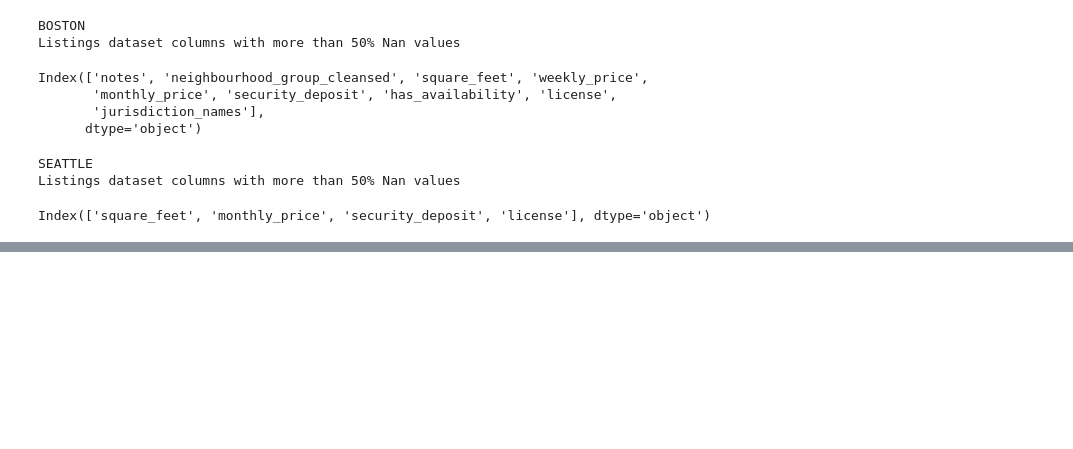
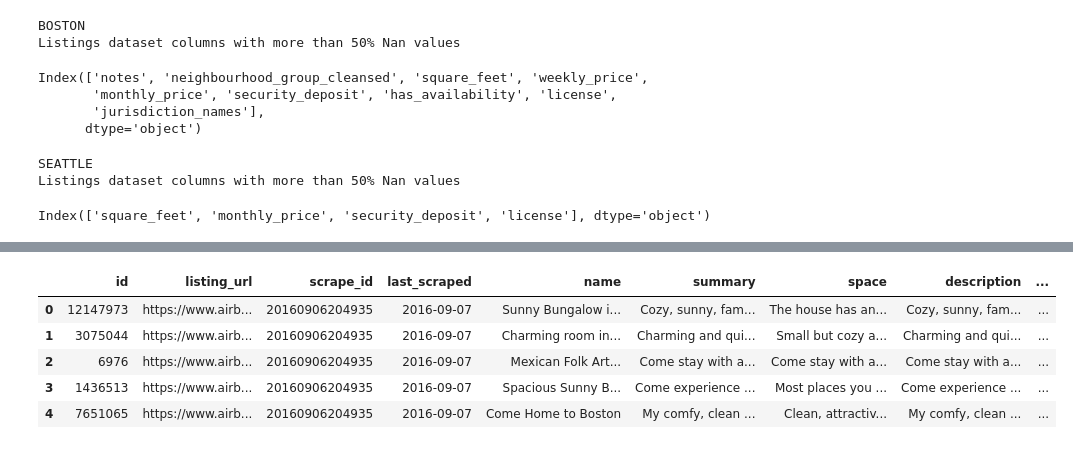
Before and after one commit to rafaelmata357/Data-Science-Udacity, a Jupyter notebook: Airbnb/airbnb.ipynb, the cells around one changed output, grey strips where cells are left out. Cells and saved outputs as stored; diff of their text form; code cells hidden in the pictures; blank space fills up the shorter version.

```diff
--- a/Airbnb/airbnb.ipynb
+++ b/Airbnb/airbnb.ipynb
@@ -120,0 +243,11 @@ Index(['square_feet', 'monthly_price', 'security_deposit', 'license'], dtype='ob
+# %%
+pd.set_option('display.max_columns', None)
+pd.set_option('max_colwidth', 20)
+boston_df_listings.head(5)
+# %% [output]
+|  | id | listing_url | scrape_id | last_scraped | name | summary | space | description | ... |
+| 0 | 12147973 | https://www.airb... | 20160906204935 | 2016-09-07 | Sunny Bungalow i... | Cozy, sunny, fam... | The house has an... | Cozy, sunny, fam... | ... |
+| 1 | 3075044 | https://www.airb... | 20160906204935 | 2016-09-07 | Charming room in... | Charming and qui... | Small but cozy a... | Charming and qui... | ... |
+| 2 | 6976 | https://www.airb... | 20160906204935 | 2016-09-07 | Mexican Folk Art... | Come stay with a... | Come stay with a... | Come stay with a... | ... |
+| 3 | 1436513 | https://www.airb... | 20160906204935 | 2016-09-07 | Spacious Sunny B... | Come experience ... | Most places you ... | Come experience ... | ... |
+| 4 | 7651065 | https://www.airb... | 20160906204935 | 2016-09-07 | Come Home to Boston | My comfy, clean ... | Clean, attractiv... | My comfy, clean ... | ... |
```
Also changed, not shown: parts of 18 cells of this notebook.
